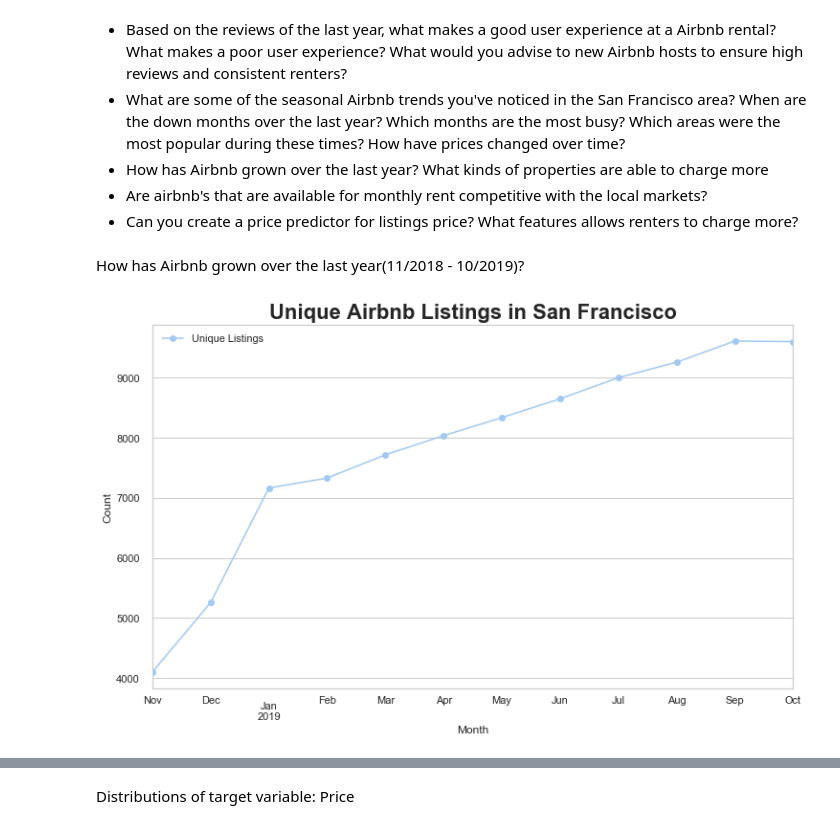
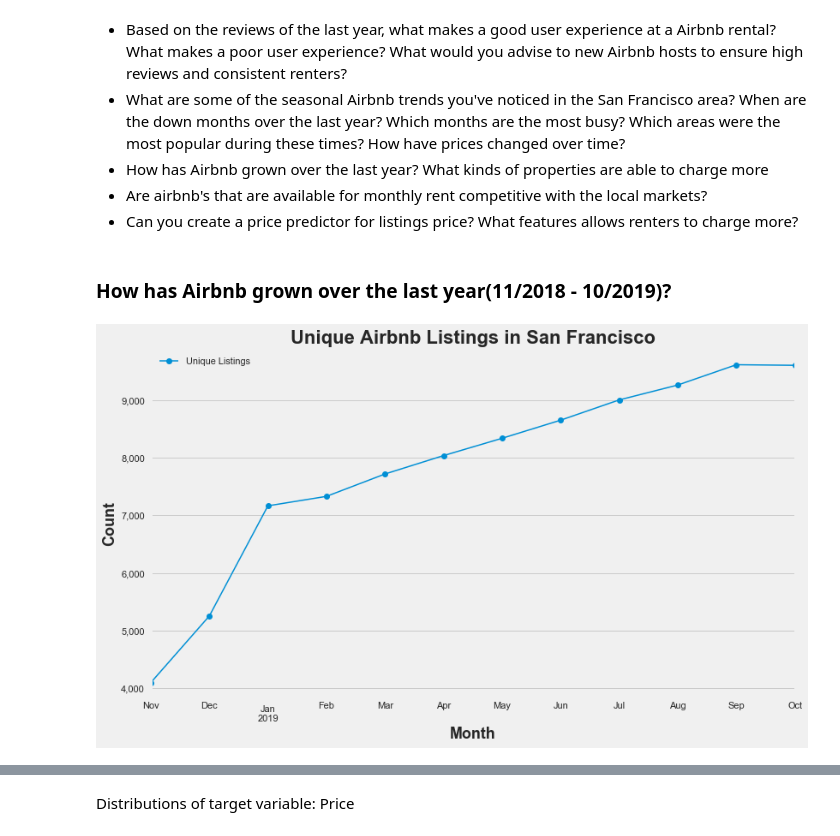
Before and after one commit to KishenSharma6/Airbnb-SF, a Jupyter notebook: Project Codes/03. Exploratory Data Analysis/12_27_2019_EDA.ipynb, the cells around one changed output, grey strips where cells are left out. Drawn from its saved outputs; the diff is of its cells as text; code cells hidden in the pictures.

```diff
--- a/Project Codes/03. Exploratory Data Analysis/12_27_2019_EDA.ipynb
+++ b/Project Codes/03. Exploratory Data Analysis/12_27_2019_EDA.ipynb
@@ -35,6 +35,8 @@ warnings.simplefilter(action='ignore', category=FutureWarning)
 # %%
 #Set plot aesthetics for notebook
 sns.set(style='whitegrid', palette='pastel', color_codes=True)
+plt.style.use('fivethirtyeight')
+
 
 #Increase number of columns and rows displayed by Pandas
 pd.set_option('display.max_columns', 500)
@@ -146,7 +148,7 @@ sf_zillow
 - Are airbnb's that are available for monthly rent competitive with the local markets?
 - Can you create a price predictor for listings price? What features allows renters to charge more?
 # %% [markdown]
-How has Airbnb grown over the last year(11/2018 - 10/2019)?
+### How has Airbnb grown over the last year(11/2018 - 10/2019)?
 # %%
 #Filter calendar to show listings from nov 2018 - oct 2019 and store in a df
 last_year=calendar[(calendar['date'] < '2019-11-01')]
@@ -162,17 +164,24 @@ last_year =last_year.rename(columns = {'nunique': 'listings'})
 # %%
 #Plot data
 ax = last_year.plot(x='month_year', y='listings', kind = 'line',style='o-', markersize=7,
           title='Unique Airbnb Listings in San Francisco', label= 'Unique Listings',
          linewidth = 1.5, figsize = (12,7))
 
+#Set fontdict
+fontdict={'weight' : 'bold',
+        'size'   : 18}
+
 #Set x and y labels
-ax.set_xlabel('Month')
-ax.set_ylabel('Count')
+ax.set_xlabel('Month',fontdict=fontdict)
+ax.set_ylabel('Count', fontdict=fontdict)
+
+#Format yticks
+ax.set_yticklabels(['{:,}'.format(int(x)) for x in ax.get_yticks().tolist()])
 
 #Set Title
 ax.set_title('Unique Airbnb Listings in San Francisco', fontweight = 'bold', fontsize=22)
 
 #Mute vertical grid lines
 ax.grid(b = False, which ='major', axis = 'x')
 # %% [output]
-[figure, old version]
+[figure, new version]
```
Also changed, not shown: parts of 8 cells of this notebook.
